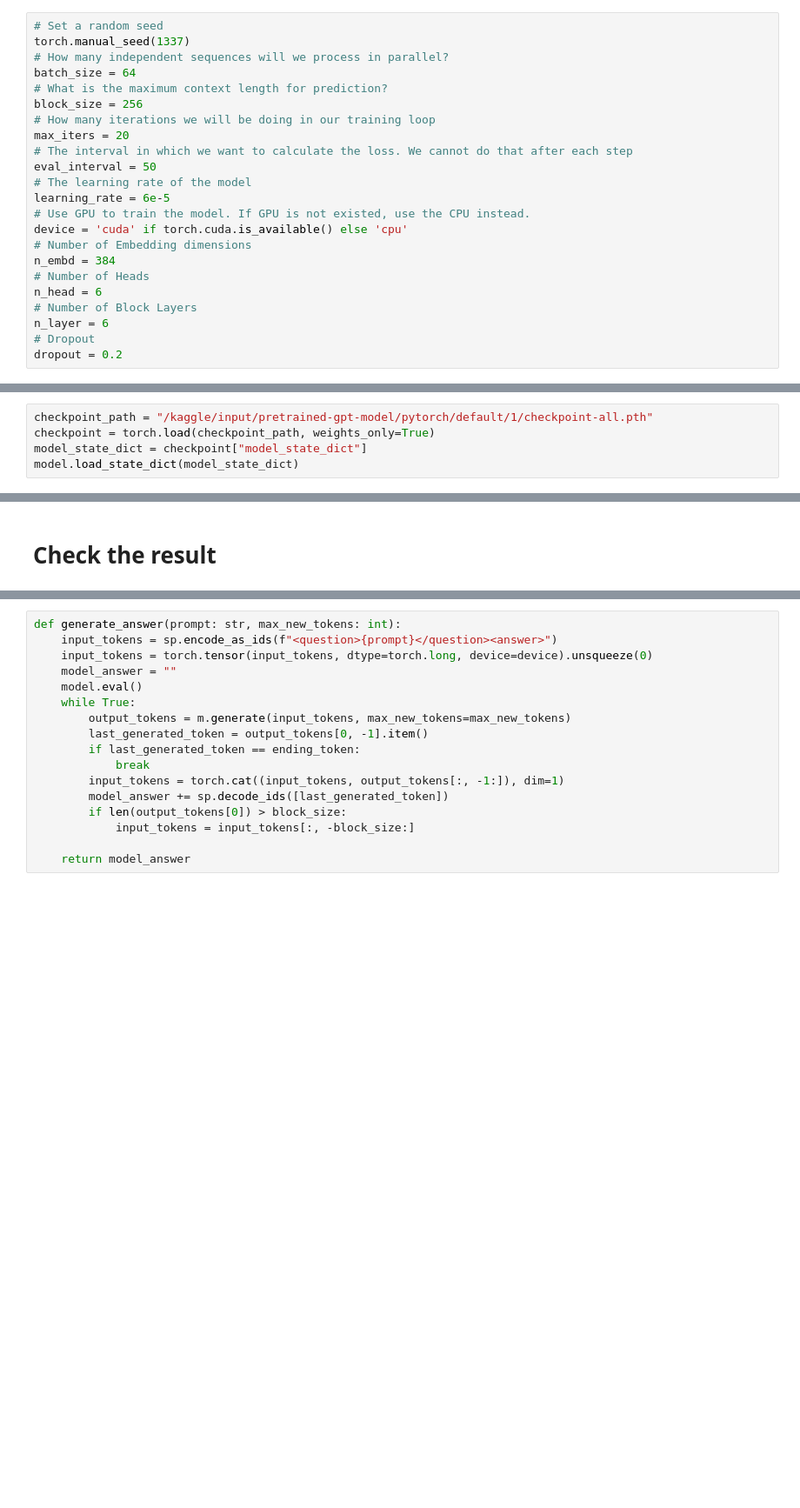
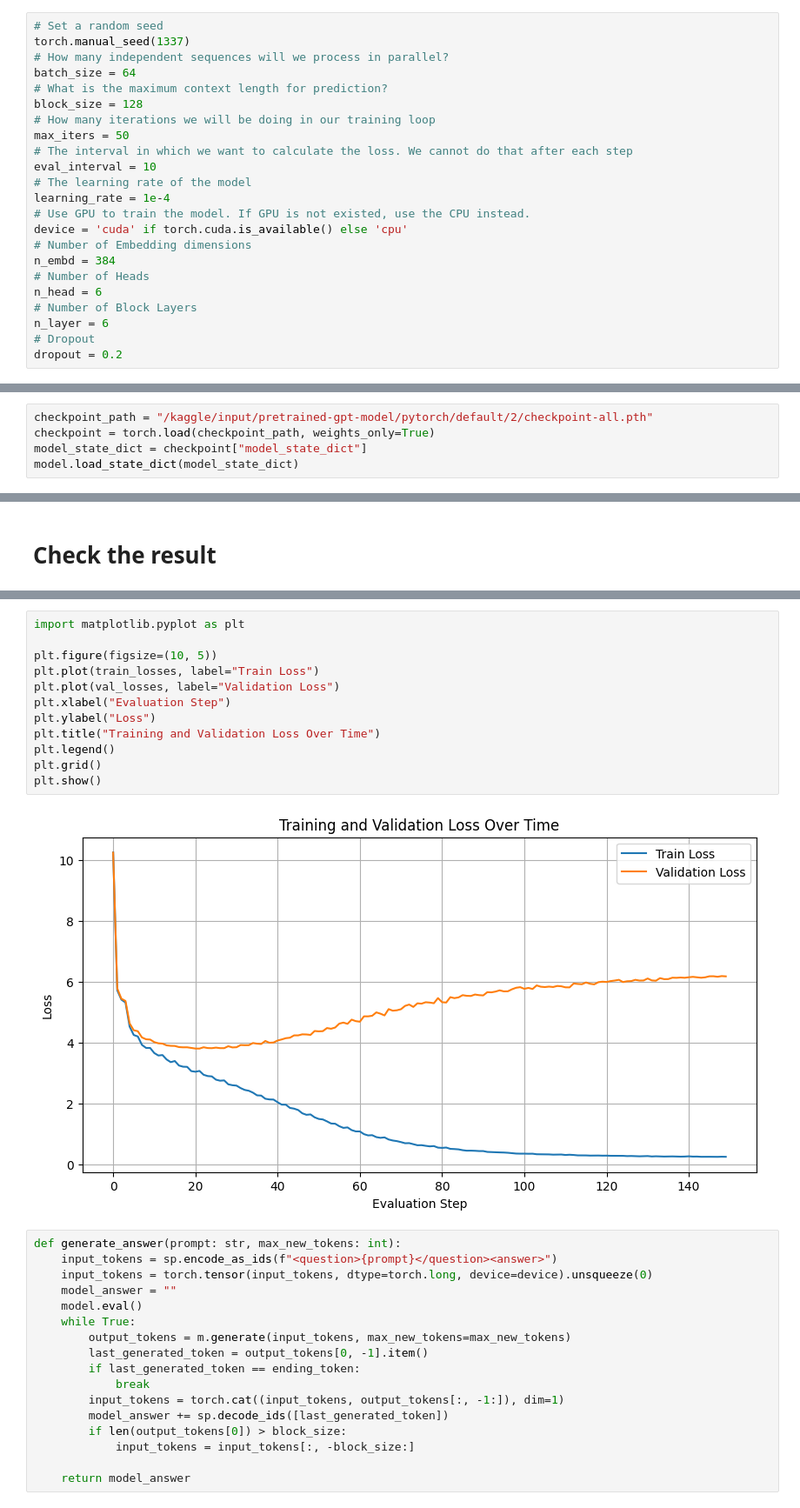
Before and after one commit to zjzhao1002/GPT-from-Scratch, a Jupyter notebook: 4-SupervisedFineTuning.ipynb, the cells around one changed output, grey strips where cells are left out. Shown at 87% size. Cells and saved outputs as stored; diff of their text form; blank space fills up the shorter version.

Commit message:
Kaggle Notebook | 4-SupervisedFineTuning | Version 1

```diff
--- a/4-SupervisedFineTuning.ipynb
+++ b/4-SupervisedFineTuning.ipynb
@@ -30,13 +30,13 @@ torch.manual_seed(1337)
 # How many independent sequences will we process in parallel?
 batch_size = 64
 # What is the maximum context length for prediction?
-block_size = 256
+block_size = 128
 # How many iterations we will be doing in our training loop
-max_iters = 20
+max_iters = 50
 # The interval in which we want to calculate the loss. We cannot do that after each step
-eval_interval = 50
+eval_interval = 10
 # The learning rate of the model
-learning_rate = 6e-5
+learning_rate = 1e-4
 # Use GPU to train the model. If GPU is not existed, use the CPU instead.
 device = 'cuda' if torch.cuda.is_available() else 'cpu'
 # Number of Embedding dimensions
@@ -312,5 +312,5 @@ Created the GPTLanguageModel
 # %%
-checkpoint_path = "/kaggle/input/pretrained-gpt-model/pytorch/default/1/checkpoint-all.pth"
+checkpoint_path = "/kaggle/input/pretrained-gpt-model/pytorch/default/2/checkpoint-all.pth"
 checkpoint = torch.load(checkpoint_path, weights_only=True)
 model_state_dict = checkpoint["model_state_dict"]
 model.load_state_dict(model_state_dict)
@@ -409,3 +405,17 @@ prompt3 = "How many eggs"
+# %%
+import matplotlib.pyplot as plt
+
+plt.figure(figsize=(10, 5))
+plt.plot(train_losses, label="Train Loss")
+plt.plot(val_losses, label="Validation Loss")
+plt.xlabel("Evaluation Step")
+plt.ylabel("Loss")
+plt.title("Training and Validation Loss Over Time")
+plt.legend()
+plt.grid()
+plt.show()
+# %% [output]
+[figure, added]
 # %%
 def generate_answer(prompt: str, max_new_tokens: int):
     input_tokens = sp.encode_as_ids(f"<question>{prompt}</question><answer>")
```
Also changed, not shown: parts of 6 cells of this notebook.
